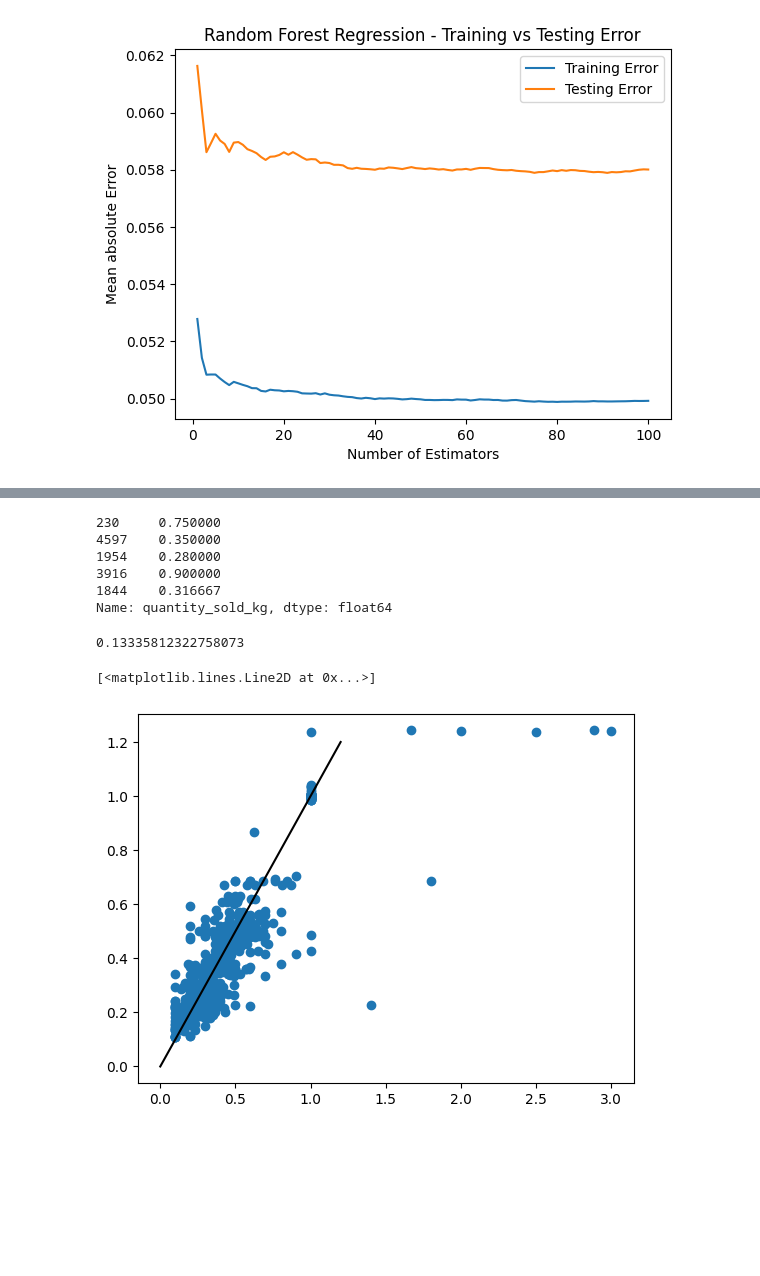
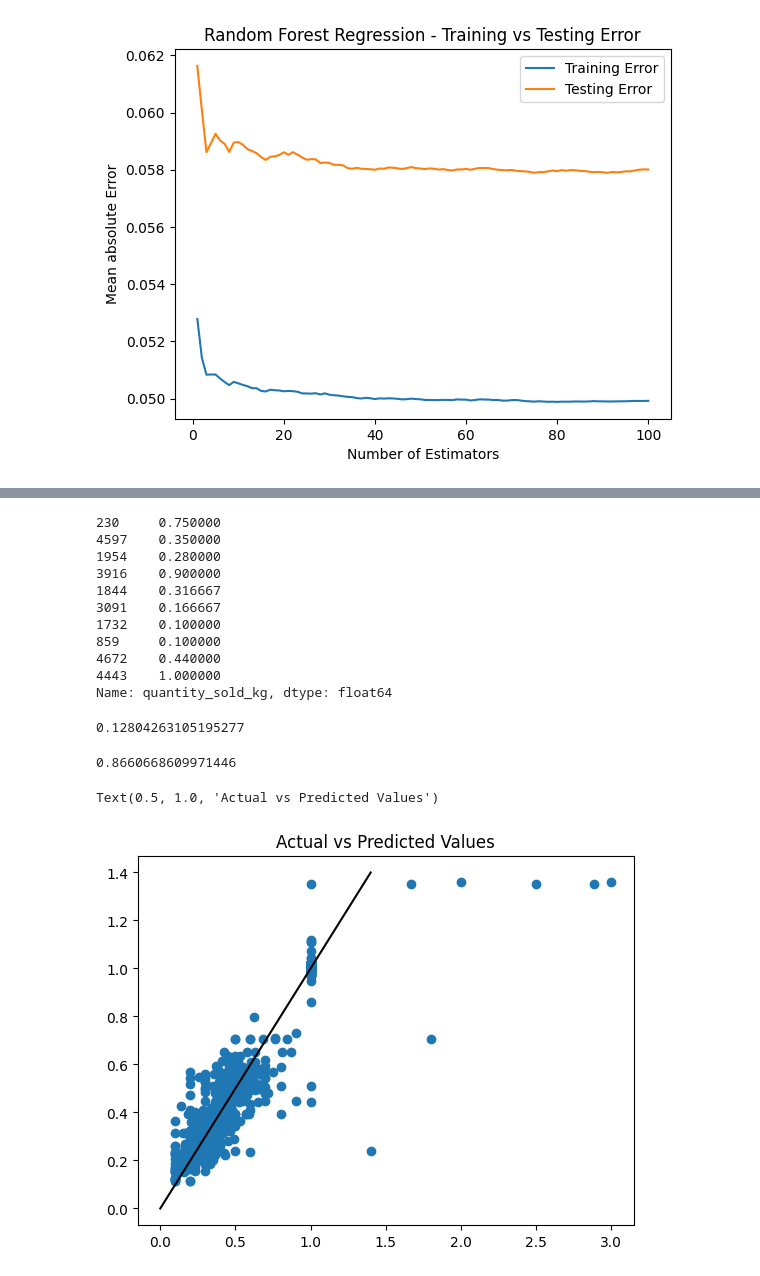
Before and after one commit to RumethSandinu/Project-connexa, a Jupyter notebook: sales_analysis/notebooks/model_building.ipynb, the cells around one changed output, grey strips where cells are left out. Saved outputs shown, nothing was run; the diff lists cells and outputs as text; code cells hidden in the pictures; blank space fills up the shorter version.

Commit message:
finalised sale booster componenet

```diff
--- a/sales_analysis/notebooks/model_building.ipynb
+++ b/sales_analysis/notebooks/model_building.ipynb
@@ -157,0 +160,19 @@ plt.grid(True, linewidth = 0.5, color = 'y', linestyle = '--')
+# %%
+# selected model
+final_model = tf.keras.Sequential()
+final_model.add(tf.keras.layers.Dense(x_train_tensor.shape[1]))
+final_model.add(tf.keras.layers.Reshape((1, x_train_tensor.shape[1])))
+final_model.add(tf.keras.layers.LSTM(128, return_sequences=True))
+final_model.add(tf.keras.layers.Dense(64, activation='tanh'))
+final_model.add(tf.keras.layers.Reshape((1, 64)))
+final_model.add(tf.keras.layers.LSTM(16))
+final_model.add(tf.keras.layers.Dense(4, activation='tanh'))
+final_model.add(tf.keras.layers.Dense(1, activation='linear'))
+
+# compile model
+final_model.compile(optimizer=tf.keras.optimizers.Adam(learning_rate=1e-4), loss='mae', metrics=['mae'])
+
+epoch_number = 30
+
+# train model and get history
+history = final_model.fit(x_train_tensor, y_train_tensor, epochs=epoch_number, validation_data=(x_test, y_test))
@@ -191,5 +230,5 @@ model.evaluate(x_test, y_test)
 # %%
 # predict sample value set
-y_predictions = model.predict(x_test)
-y_predictions[:5]
+y_predictions = final_model.predict(x_test)
+y_predictions[:10]
 # %% [output]
@@ -202,16 +246,21 @@ array([[0.53165656],
 # %%
 # view actual values
-y_test[:5]
+y_test[:10]
 # %% [output]
 230     0.750000
 4597    0.350000
 1954    0.280000
 3916    0.900000
 1844    0.316667
+3091    0.166667
+1732    0.100000
+859     0.100000
+4672    0.440000
+4443    1.000000
 Name: quantity_sold_kg, dtype: float64
 # %%
 from sklearn.metrics import root_mean_squared_error
 # %%
 root_mean_squared_error(y_test, y_predictions)
 # %% [output]
-0.13335812322758073
+0.12804263105195277
@@ -218,11 +269,16 @@ root_mean_squared_error(y_test, y_predictions)
+# %%
+r2_score(y_test, y_predictions)
+# %% [output]
+0.8660668609971446
 # %%
-x = [0 , 1.2]
+x = [0 , 1.4]
 y = x
 
 plt.scatter(y_test_tensor, y_predictions)
 plt.plot(x, y, color='black')
+plt.title('Actual vs Predicted Values')
 # %% [output]
-[<matplotlib.lines.Line2D at 0x...>]
+Text(0.5, 1.0, 'Actual vs Predicted Values')
-[figure, old version]
+[figure, new version]
 # %%
 # save final model
```
Also changed, not shown: parts of 15 cells of this notebook, 3 other files.
